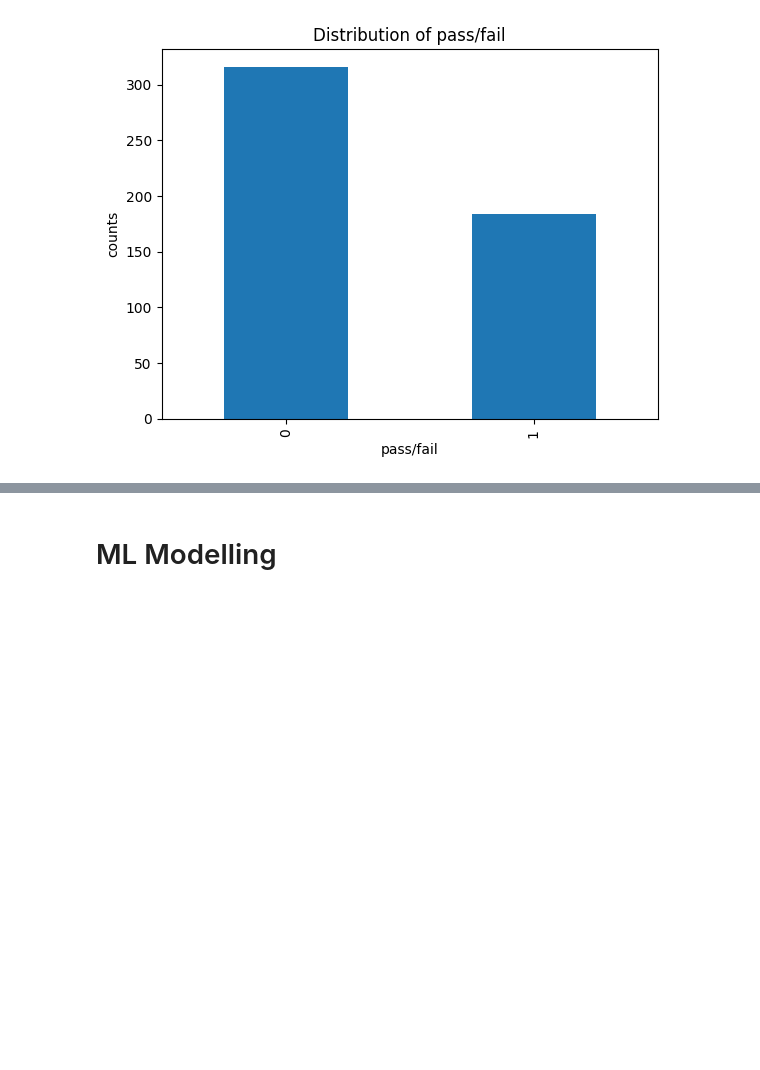
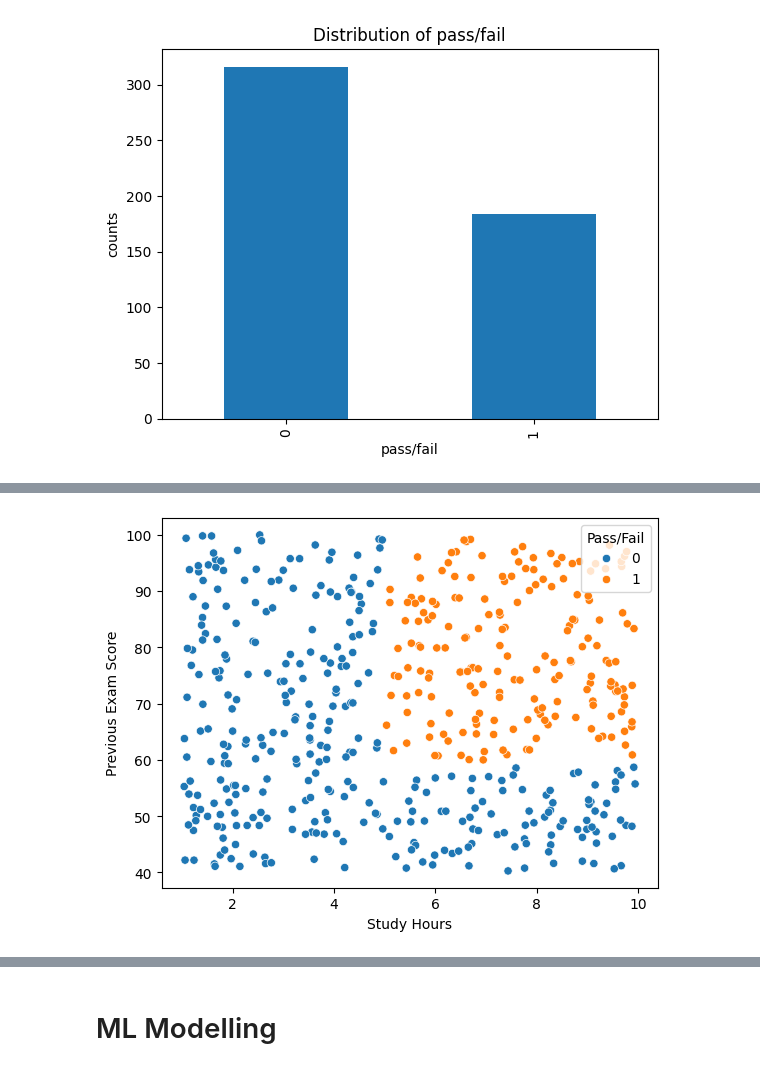
Before and after one commit to anuradha-datascience/machine-learning, a Jupyter notebook: StudentPerformance.ipynb, the cells around one changed output, grey strips where cells are left out. Saved outputs shown, nothing was run; the diff lists cells and outputs as text; code cells hidden in the pictures; blank space fills up the shorter version.

```diff
--- a/StudentPerformance.ipynb
+++ b/StudentPerformance.ipynb
@@ -83,0 +80,5 @@ plt.hist(df['Previous Exam Score'])
+# %%
+sns.scatterplot(x='Study Hours',y='Previous Exam Score',hue="Pass/Fail",data=df)
+plt.show()
+# %% [output]
+[figure, added]
```
Also changed, not shown: parts of 2 cells of this notebook.
